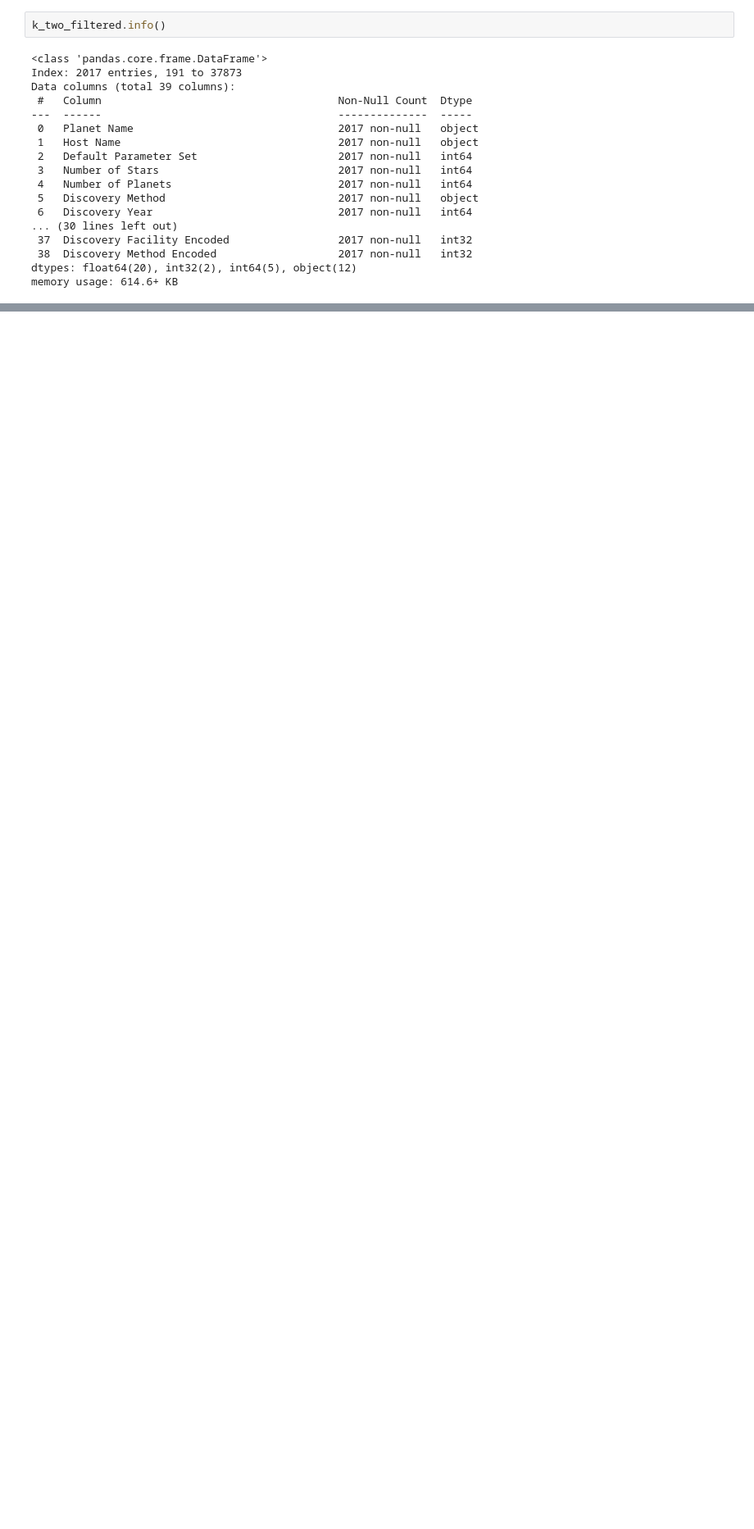
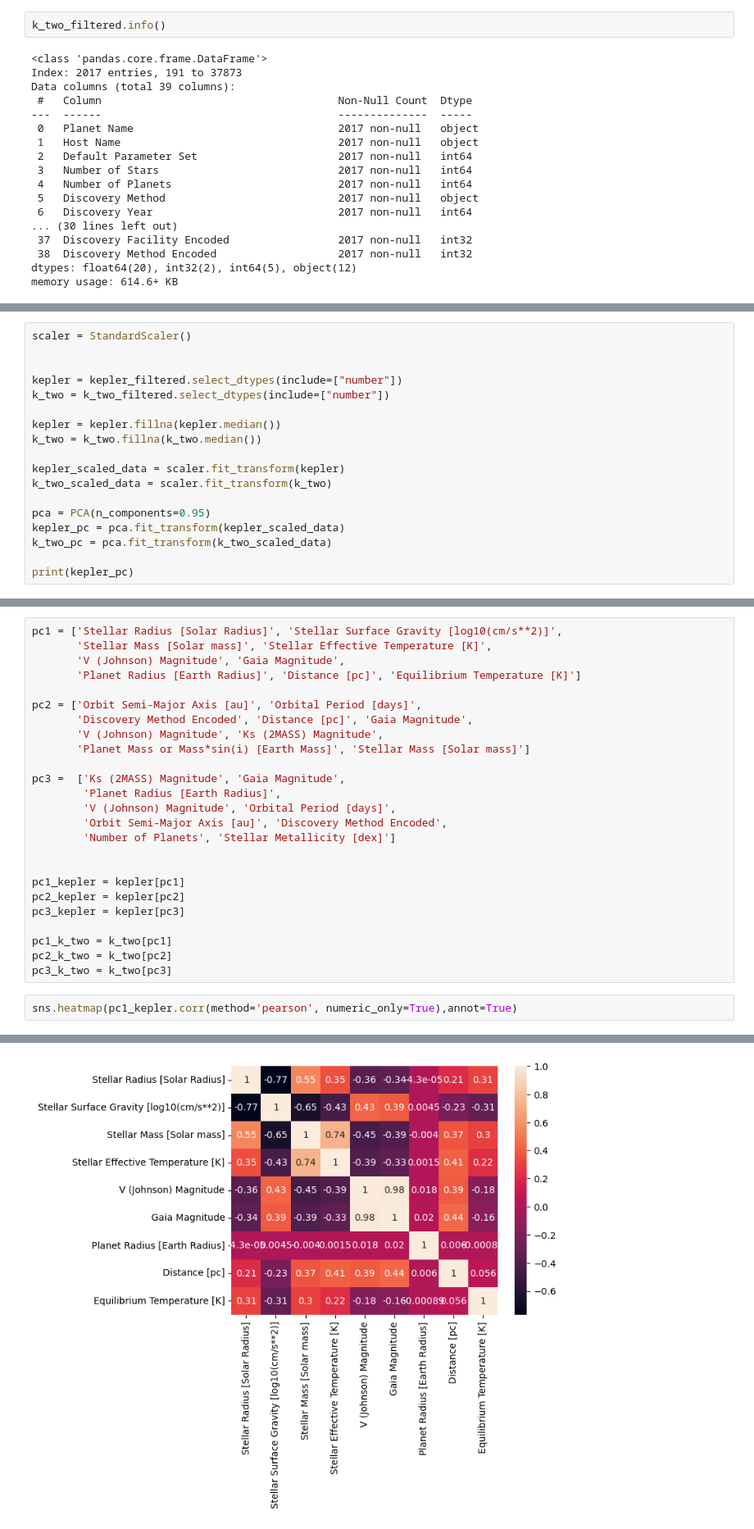
Before and after one commit to joshstantoncodes/Exoplanet-Exploration-Through-Data-Mining, a Jupyter notebook: exoplanetMining.ipynb, the cells around one changed output, grey strips where cells are left out. Shown at 82% size. Saved outputs shown, nothing was run; the diff lists cells and outputs as text; blank space fills up the shorter version.

```diff
--- a/exoplanetMining.ipynb
+++ b/exoplanetMining.ipynb
@@ -469,0 +507,18 @@ kepler_filtered[Data show Transit Timing Variations']
+# %%
+scaler = StandardScaler()
+
+
+kepler = kepler_filtered.select_dtypes(include=["number"])
+k_two = k_two_filtered.select_dtypes(include=["number"])
+
+kepler = kepler.fillna(kepler.median())
+k_two = k_two.fillna(k_two.median())
+
+kepler_scaled_data = scaler.fit_transform(kepler)
+k_two_scaled_data = scaler.fit_transform(k_two)
+
+pca = PCA(n_components=0.95)
+kepler_pc = pca.fit_transform(kepler_scaled_data)
+k_two_pc = pca.fit_transform(k_two_scaled_data)
+
+print(kepler_pc)
@@ -469,0 +585,28 @@ kepler_filtered[Data show Transit Timing Variations']
+# %%
+pc1 = ['Stellar Radius [Solar Radius]', 'Stellar Surface Gravity [log10(cm/s**2)]',
+       'Stellar Mass [Solar mass]', 'Stellar Effective Temperature [K]',
+       'V (Johnson) Magnitude', 'Gaia Magnitude',
+       'Planet Radius [Earth Radius]', 'Distance [pc]', 'Equilibrium Temperature [K]']
+
+pc2 = ['Orbit Semi-Major Axis [au]', 'Orbital Period [days]',
+       'Discovery Method Encoded', 'Distance [pc]', 'Gaia Magnitude',
+       'V (Johnson) Magnitude', 'Ks (2MASS) Magnitude',
+       'Planet Mass or Mass*sin(i) [Earth Mass]', 'Stellar Mass [Solar mass]']
+
+pc3 =  ['Ks (2MASS) Magnitude', 'Gaia Magnitude',
+        'Planet Radius [Earth Radius]',
+        'V (Johnson) Magnitude', 'Orbital Period [days]',
+        'Orbit Semi-Major Axis [au]', 'Discovery Method Encoded',
+        'Number of Planets', 'Stellar Metallicity [dex]']
+
+
+pc1_kepler = kepler[pc1]
+pc2_kepler = kepler[pc2]
+pc3_kepler = kepler[pc3]
+
+pc1_k_two = k_two[pc1]
+pc2_k_two = k_two[pc2]
+pc3_k_two = k_two[pc3]
+# %%
+sns.heatmap(pc1_kepler.corr(method='pearson', numeric_only=True),annot=True)
+# %% [output]
@@ -469,0 +614 @@ kepler_filtered[Data show Transit Timing Variations']
+[figure, added]
```
Also changed, not shown: parts of 17 cells of this notebook.
